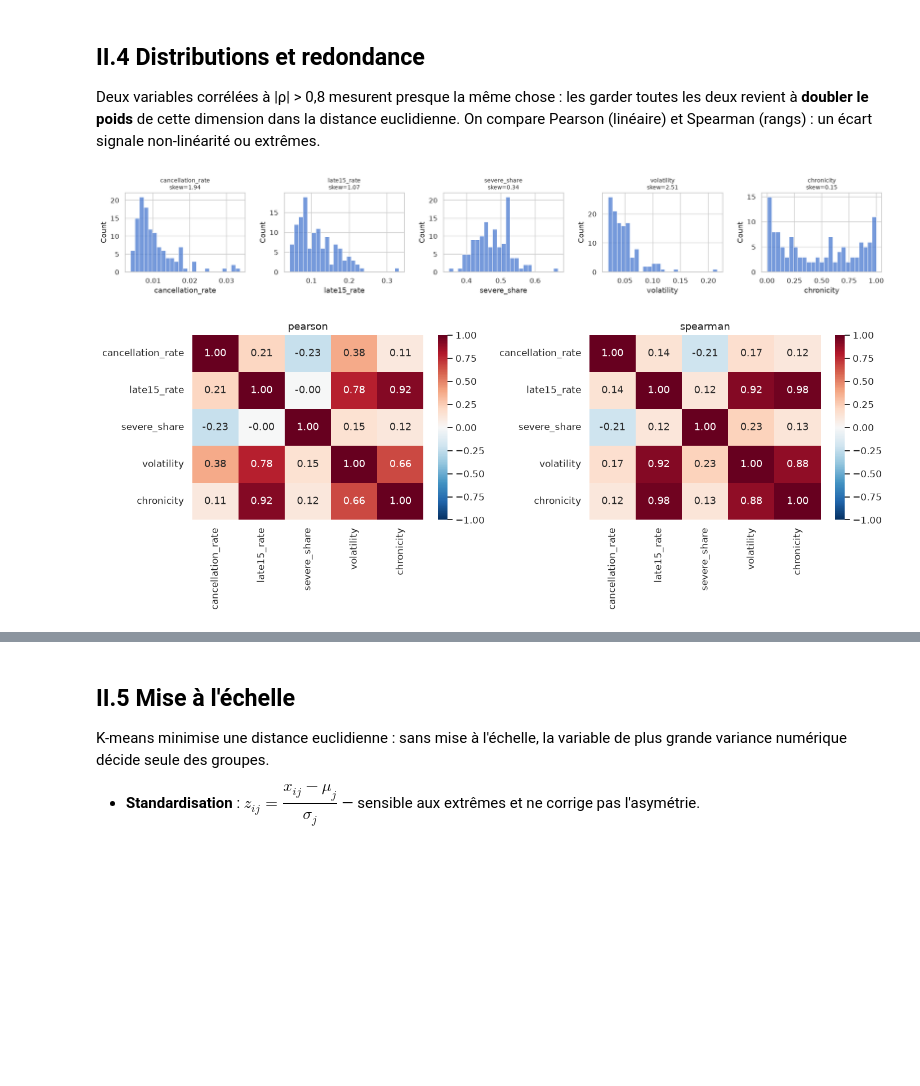
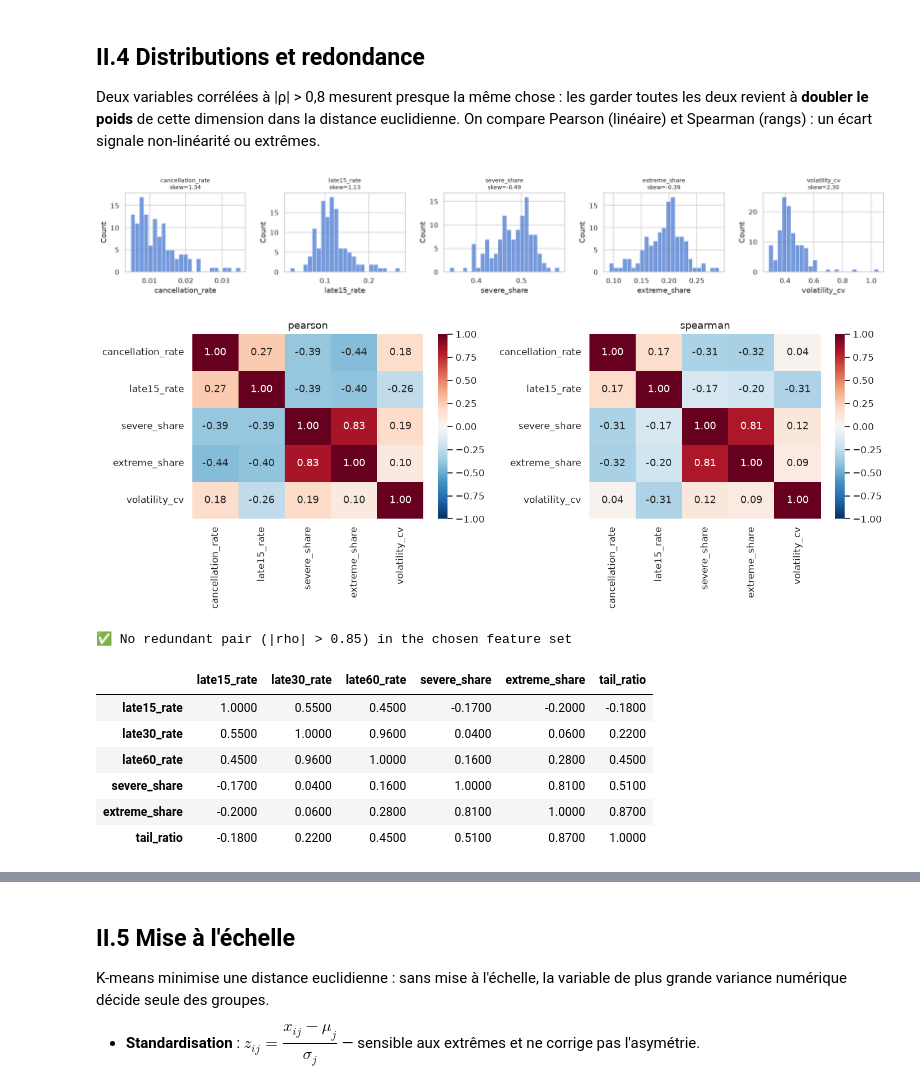
Before and after one commit to bouharrameryem-gmail-com/railinsight, a Jupyter notebook: notebooks/Q3_punctuality_profiles_EDA.ipynb, the cells around one changed output, grey strips where cells are left out. Drawn from its saved outputs; the diff is of its cells as text; code cells hidden in the pictures; blank space fills up the shorter version.

```diff
--- a/notebooks/Q3_punctuality_profiles_EDA.ipynb
+++ b/notebooks/Q3_punctuality_profiles_EDA.ipynb
@@ -730,0 +1078,5 @@ print(f"{len(eligible)} eligible routes / {len(routes)} (>= {MIN_MONTHS} months)
+# %%
+data = clean.copy()
+EXCLUDED = {"none": [], "known": KNOWN_MONTHS, "data": DETECTED_MONTHS}[EXCLUSION]
+data_normal = data[~data["date"].astype(str).isin(EXCLUDED)].copy()
+print(f"Exclusion '{EXCLUSION}': {len(EXCLUDED)} months removed -> {len(data_normal)} rows")
@@ -812,0 +1310,11 @@ de la **définition** de la variable.
+# %%
+ALL_FEATURES = sorted({f for fs in FEATURE_SETS.values() for f in fs} | {"late30_rate", "late60_rate", "tail_ratio"})
+corr_duration = eligible[ALL_FEATURES].corrwith(eligible["trip_duration_min"], method="spearman")
+display(corr_duration.sort_values().to_frame("spearman_with_duration").style.format("{:.2f}")
+        .background_gradient(cmap="RdBu_r", vmin=-1, vmax=1))
+
+fig, axes = plt.subplots(1, 4, figsize=(18, 3.5))
+for ax, col in zip(axes, ["late15_rate", "late_arrival_rate", "severe_share", "extreme_share"]):
+    sns.regplot(data=eligible, x="trip_duration_min", y=col, logx=True, scatter_kws={"s": 12}, ax=ax)
+    ax.set_title(f"{col} (rho = {corr_duration[col]:.2f})", fontsize=10)
+plt.tight_layout(); plt.show()
@@ -812,0 +1371,9 @@ de la **définition** de la variable.
+# %%
+FEATURES = FEATURE_SETS[FEATURE_SET]
+if ADJUST_DURATION:
+    eligible, slopes = adjust_for_duration(eligible, FEATURES)
+    print("Slopes (change per +1 in ln(duration)):")
+    display(slopes.round(4).to_frame())
+after = eligible[FEATURES].corrwith(eligible["trip_duration_min"], method="spearman")
+print("Spearman with duration after adjustment:")
+after.round(2)
@@ -817,21 +1412,40 @@ Deux variables corrélées à |ρ| > 0,8 mesurent presque la même chose : les g
 deux revient à **doubler le poids** de cette dimension dans la distance euclidienne.
 On compare Pearson (linéaire) et Spearman (rangs) : un écart signale non-linéarité ou extrêmes.
 # %%
-FEATURES = FIXED_FEATURES if FEATURE_SET == "fixed" else COMPOSITE_FEATURES
 Xdf = eligible[FEATURES]
 
 fig, axes = plt.subplots(1, len(FEATURES), figsize=(18, 3))
 for ax, col in zip(axes, FEATURES):
     sns.histplot(Xdf[col], bins=25, ax=ax)
     ax.set_title(f"{col}\nskew={Xdf[col].skew():.2f}", fontsize=9)
 plt.tight_layout(); plt.show()
 
 fig, axes = plt.subplots(1, 2, figsize=(13, 5))
 for ax, method in zip(axes, ["pearson", "spearman"]):
     sns.heatmap(Xdf.corr(method=method), annot=True, fmt=".2f", cmap="RdBu_r",
                 vmin=-1, vmax=1, ax=ax)
     ax.set_title(method)
 plt.tight_layout(); plt.show()
+
+# Automatic redundancy alert on the chosen feature set
+rho = Xdf.corr("spearman").abs().where(~np.eye(len(FEATURES), dtype=bool)).stack()
+redundant = rho[rho > 0.85]
+if len(redundant):
+    print("⚠️ Redundant pairs (|rho| > 0.85) — keep only one of each:")
+    print(redundant.iloc[::2].round(2).to_string())
+else:
+    print("✅ No redundant pair (|rho| > 0.85) in the chosen feature set")
+
+# Redundancy check of the unconditional 30/60 rates against late15 (why they are not in v3)
+eligible[["late15_rate", "late30_rate", "late60_rate", "severe_share", "extreme_share", "tail_ratio"]].corr("spearman").round(2)
 # %% [output]
-[figure, old version]
+[figure, new version]
-[figure, old version]
+[figure, new version]
+✅ No redundant pair (|rho| > 0.85) in the chosen feature set
+|  | late15_rate | late30_rate | late60_rate | severe_share | extreme_share | tail_ratio |
+| late15_rate | 1.0000 | 0.5500 | 0.4500 | -0.1700 | -0.2000 | -0.1800 |
+| late30_rate | 0.5500 | 1.0000 | 0.9600 | 0.0400 | 0.0600 | 0.2200 |
+| late60_rate | 0.4500 | 0.9600 | 1.0000 | 0.1600 | 0.2800 | 0.4500 |
+| severe_share | -0.1700 | 0.0400 | 0.1600 | 1.0000 | 0.8100 | 0.5100 |
+| extreme_share | -0.2000 | 0.0600 | 0.2800 | 0.8100 | 1.0000 | 0.8700 |
+| tail_ratio | -0.1800 | 0.2200 | 0.4500 | 0.5100 | 0.8700 | 1.0000 |
```
Also changed, not shown: parts of 73 cells of this notebook, 1 other file.
